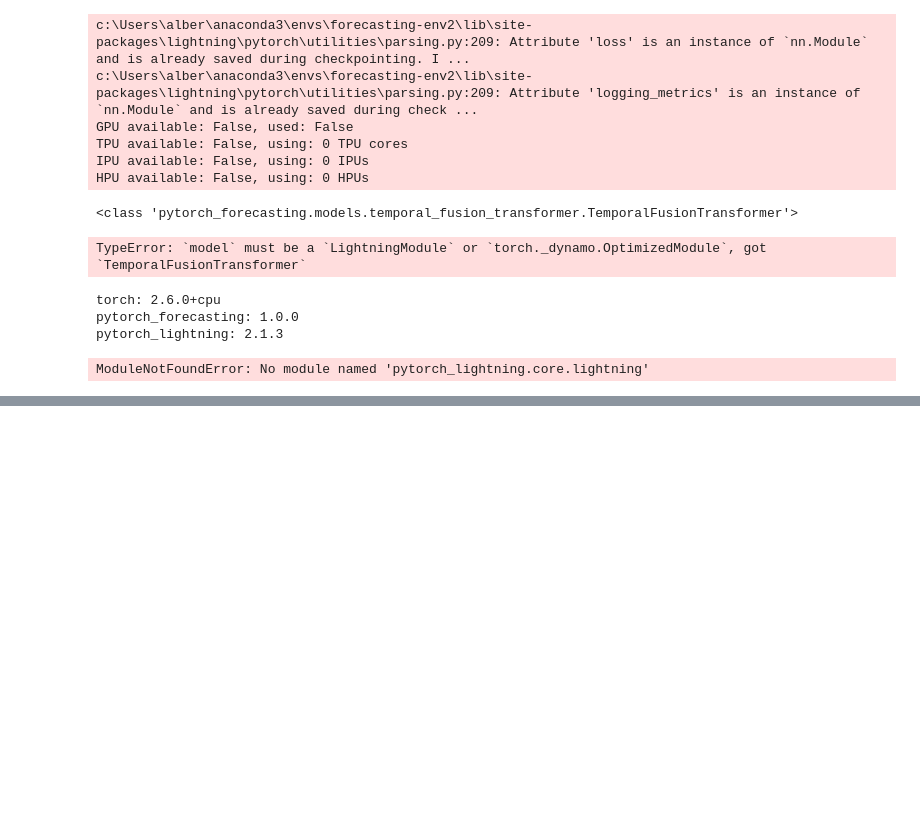
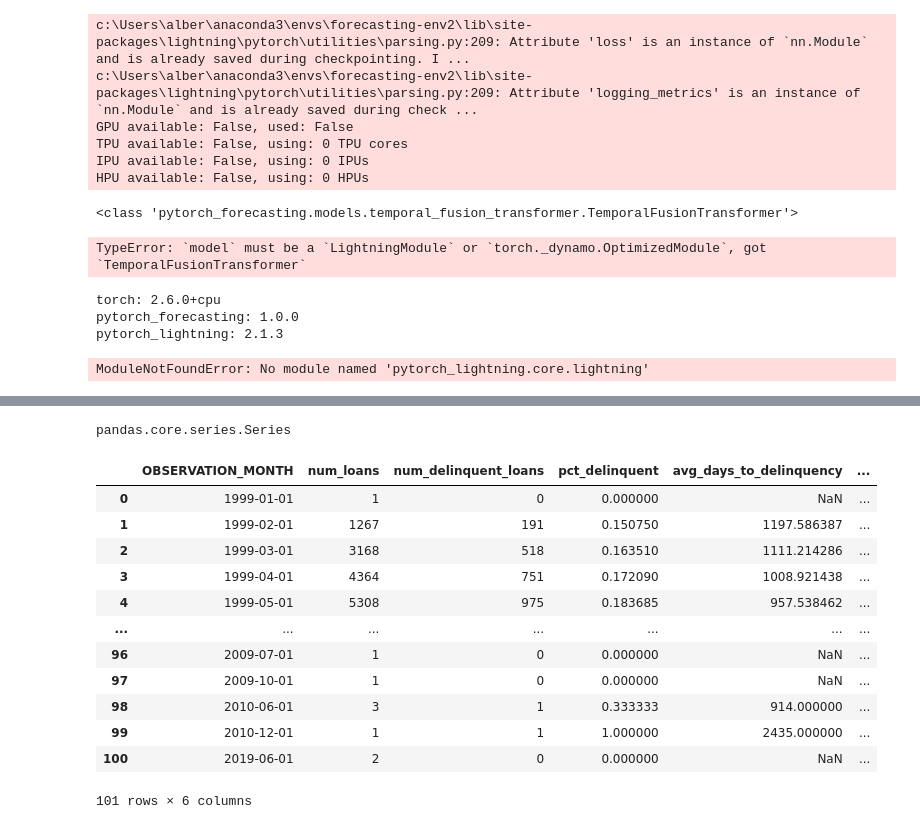
Before and after one commit to AlbertKong0827/DSGA1019Project, a Jupyter notebook: eda.ipynb, the cells around one changed output, grey strips where cells are left out. Saved outputs shown, nothing was run; the diff lists cells and outputs as text; code cells hidden in the pictures; blank space fills up the shorter version.

```diff
--- a/eda.ipynb
+++ b/eda.ipynb
@@ -568,0 +821,8 @@ ModuleNotFoundError: No module named 'pytorch_lightning.core.lightning'
+# %%
+first_obs = test.groupby(
+        'LOAN SEQUENCE NUMBER'
+    )['MONTHLY REPORTING PERIOD'].min().reset_index().rename(
+        columns={'MONTHLY REPORTING PERIOD': 'FIRST_REPORTING_DATE'}
+    )
+# %%
+merged = first_obs.merge(first_dq, on='LOAN SEQUENCE NUMBER', how='left')
@@ -568,0 +863,12 @@ ModuleNotFoundError: No module named 'pytorch_lightning.core.lightning'
+# %%
+cohort_sizes = merged.groupby('OBSERVATION_MONTH')['LOAN SEQUENCE NUMBER'].count().rename("num_loans")
+
+    # Metric 2: % of loans that ever became delinquent
+delinquency_counts = delinquent_loans.groupby('OBSERVATION_MONTH')['LOAN SEQUENCE NUMBER'].count().rename("num_delinquent_loans")
+delinquency_rate = (delinquency_counts / cohort_sizes).rename("pct_delinquent")
+
+# Metric 3: Among delinquent loans only — how quickly did they go delinquent?
+ttd_stats = delinquent_loans.groupby('OBSERVATION_MONTH')['TIME_TO_FIRST_DELINQUENCY_DAYS'].agg(
+    avg_days_to_delinquency='mean',
+    median_days_to_delinquency='median'
+)
@@ -568,0 +892,25 @@ ModuleNotFoundError: No module named 'pytorch_lightning.core.lightning'
+# %%
+type(delinquency_counts)
+# %% [output]
+pandas.core.series.Series
+# %%
+market_risk_by_month = pd.concat([cohort_sizes, delinquency_counts, delinquency_rate, ttd_stats], axis=1).reset_index()
+
+# Fill NaNs where there were no delinquencies
+market_risk_by_month['num_delinquent_loans'] = market_risk_by_month['num_delinquent_loans'].fillna(0).astype(int)
+market_risk_by_month['pct_delinquent'] = market_risk_by_month['pct_delinquent'].fillna(0)
+
+monthly_avg = test.groupby('MONTHLY REPORTING PERIOD').mean(numeric_only=True)
+monthly_avg = monthly_avg.dropna(axis=1, how='all')
+monthly_avg = monthly_avg.loc[:, ~monthly_avg.columns.str.contains('date', case=False)]
+monthly_avg = monthly_avg.loc[:, ~monthly_avg.columns.str.contains('code', case=False)]
+monthly_avg = monthly_avg.reset_index()
+monthly_avg = monthly_avg.dropna()
+
+all_df_test = pd.merge(
+    monthly_avg,
+    market_risk_by_month,
+    how='left',
+    left_on='MONTHLY REPORTING PERIOD',
+    right_on='OBSERVATION_MONTH'
+)
@@ -568,0 +919,16 @@ ModuleNotFoundError: No module named 'pytorch_lightning.core.lightning'
+# %%
+market_risk_by_month
+# %% [output]
+|  | OBSERVATION_MONTH | num_loans | num_delinquent_loans | pct_delinquent | avg_days_to_delinquency | ... |
+| 0 | 1999-01-01 | 1 | 0 | 0.000000 | NaN | ... |
+| 1 | 1999-02-01 | 1267 | 191 | 0.150750 | 1197.586387 | ... |
+| 2 | 1999-03-01 | 3168 | 518 | 0.163510 | 1111.214286 | ... |
+| 3 | 1999-04-01 | 4364 | 751 | 0.172090 | 1008.921438 | ... |
+| 4 | 1999-05-01 | 5308 | 975 | 0.183685 | 957.538462 | ... |
+| ... | ... | ... | ... | ... | ... | ... |
+| 96 | 2009-07-01 | 1 | 0 | 0.000000 | NaN | ... |
+| 97 | 2009-10-01 | 1 | 0 | 0.000000 | NaN | ... |
+| 98 | 2010-06-01 | 3 | 1 | 0.333333 | 914.000000 | ... |
+| 99 | 2010-12-01 | 1 | 1 | 1.000000 | 2435.000000 | ... |
+| 100 | 2019-06-01 | 2 | 0 | 0.000000 | NaN | ... |
+101 rows × 6 columns
```
Also changed, not shown: parts of 19 cells of this notebook.
